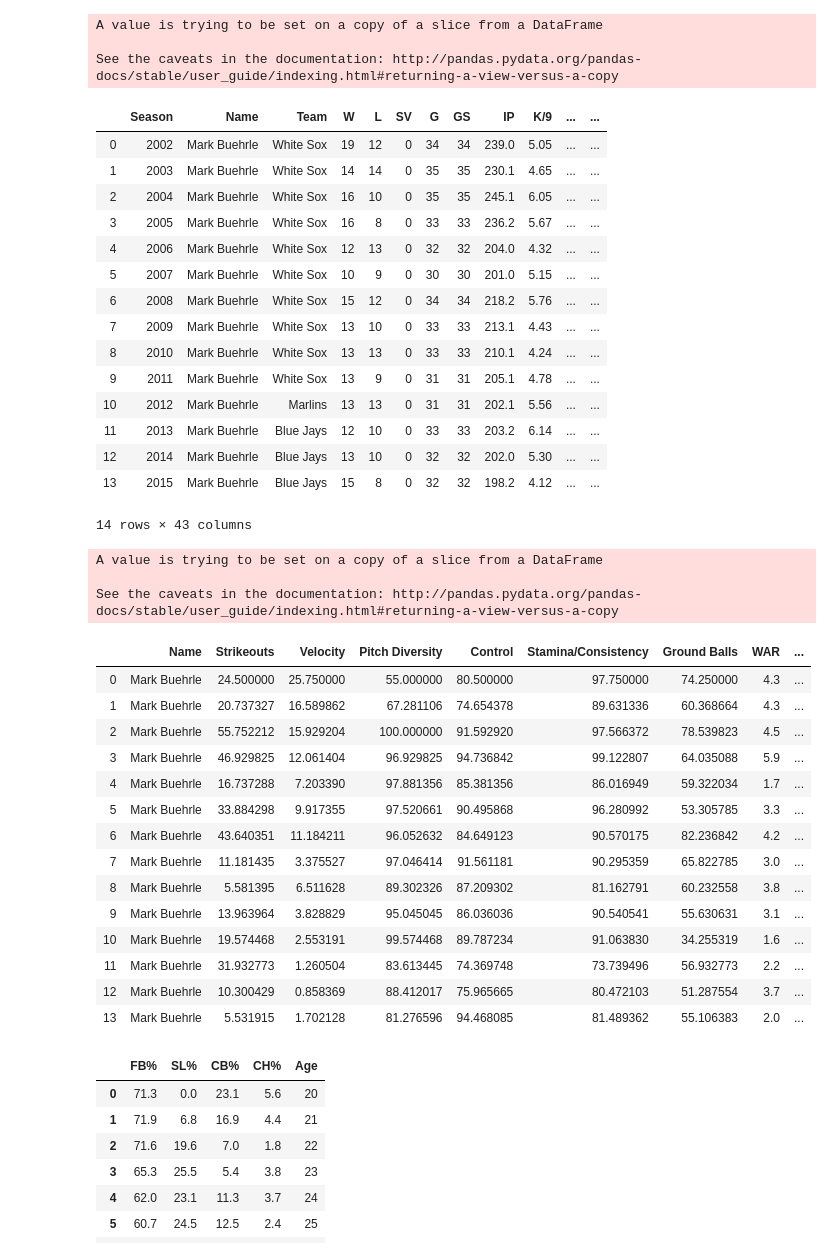
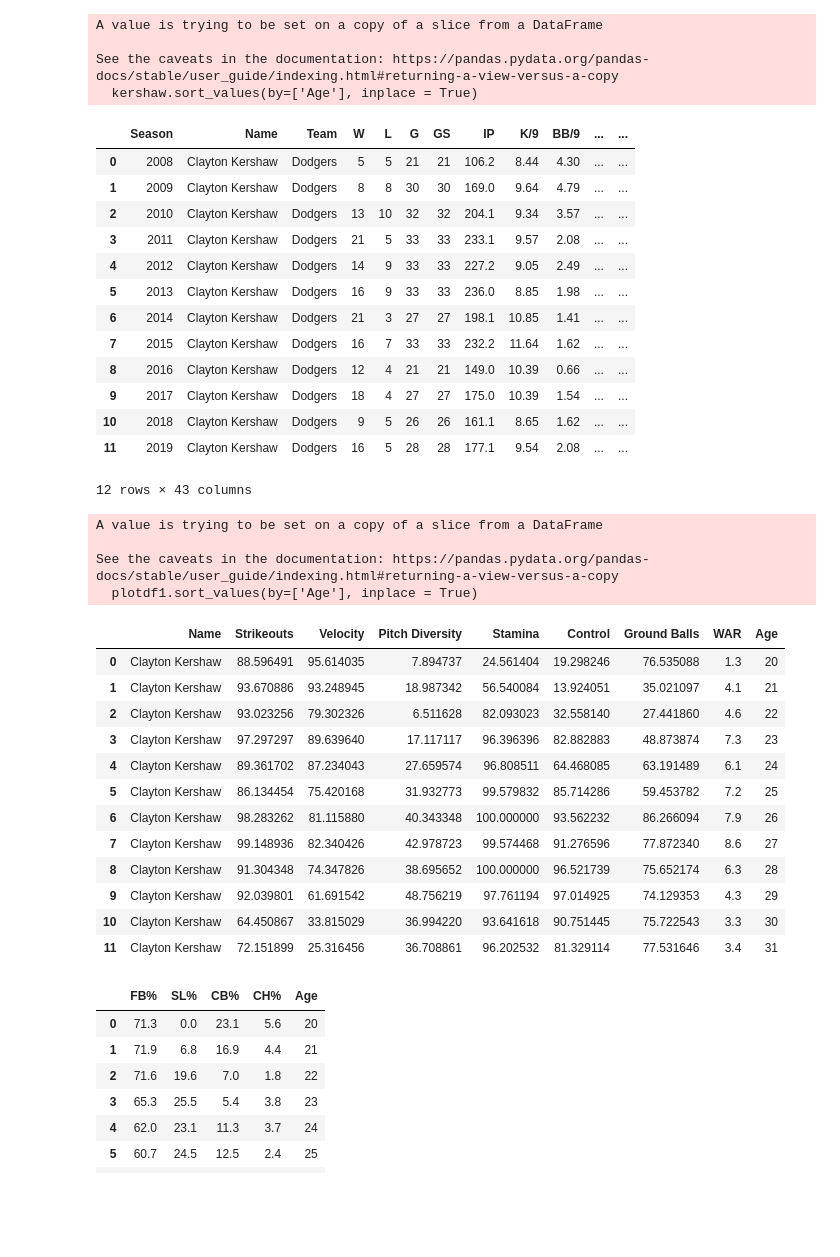
Before and after one commit to BoyangQiu/enigma, a Jupyter notebook: Animation Test.ipynb, the cells around one changed output. Cells and saved outputs as stored; diff of their text form; code cells hidden in the pictures; blank space fills up the shorter version.

```diff
--- a/Animation Test.ipynb
+++ b/Animation Test.ipynb
@@ -17,54 +14,52 @@ import matplotlib.animation as animation
 # %%
 df = pd.read_csv('Master_df.csv',index_col = 0)
 # %%
-kershaw = df[df['Name'] == 'Mark Buehrle']
+kershaw = df[df['Name'] == 'Clayton Kershaw']
 kershaw.sort_values(by=['Age'], inplace = True)
 kershaw.reset_index(drop = True, inplace = True)
 kershaw
 # %% [output]
 A value is trying to be set on a copy of a slice from a DataFrame
 
-See the caveats in the documentation: http://pandas.pydata.org/pandas-docs/stable/user_guide/indexing.html#returning-a-view-versus-a-copy
+See the caveats in the documentation: https://pandas.pydata.org/pandas-docs/stable/user_guide/indexing.html#returning-a-view-versus-a-copy
+  kershaw.sort_values(by=['Age'], inplace = True)
-|  | Season | Name | Team | W | L | SV | G | GS | IP | K/9 | ... | ... |
-| 0 | 2002 | Mark Buehrle | White Sox | 19 | 12 | 0 | 34 | 34 | 239.0 | 5.05 | ... | ... |
-| 1 | 2003 | Mark Buehrle | White Sox | 14 | 14 | 0 | 35 | 35 | 230.1 | 4.65 | ... | ... |
-| 2 | 2004 | Mark Buehrle | White Sox | 16 | 10 | 0 | 35 | 35 | 245.1 | 6.05 | ... | ... |
-| 3 | 2005 | Mark Buehrle | White Sox | 16 | 8 | 0 | 33 | 33 | 236.2 | 5.67 | ... | ... |
-| 4 | 2006 | Mark Buehrle | White Sox | 12 | 13 | 0 | 32 | 32 | 204.0 | 4.32 | ... | ... |
-| 5 | 2007 | Mark Buehrle | White Sox | 10 | 9 | 0 | 30 | 30 | 201.0 | 5.15 | ... | ... |
-| 6 | 2008 | Mark Buehrle | White Sox | 15 | 12 | 0 | 34 | 34 | 218.2 | 5.76 | ... | ... |
-| 7 | 2009 | Mark Buehrle | White Sox | 13 | 10 | 0 | 33 | 33 | 213.1 | 4.43 | ... | ... |
-| 8 | 2010 | Mark Buehrle | White Sox | 13 | 13 | 0 | 33 | 33 | 210.1 | 4.24 | ... | ... |
-| 9 | 2011 | Mark Buehrle | White Sox | 13 | 9 | 0 | 31 | 31 | 205.1 | 4.78 | ... | ... |
-| 10 | 2012 | Mark Buehrle | Marlins | 13 | 13 | 0 | 31 | 31 | 202.1 | 5.56 | ... | ... |
-| 11 | 2013 | Mark Buehrle | Blue Jays | 12 | 10 | 0 | 33 | 33 | 203.2 | 6.14 | ... | ... |
-| 12 | 2014 | Mark Buehrle | Blue Jays | 13 | 10 | 0 | 32 | 32 | 202.0 | 5.30 | ... | ... |
-| 13 | 2015 | Mark Buehrle | Blue Jays | 15 | 8 | 0 | 32 | 32 | 198.2 | 4.12 | ... | ... |
+|  | Season | Name | Team | W | L | G | GS | IP | K/9 | BB/9 | ... | ... |
+| 0 | 2008 | Clayton Kershaw | Dodgers | 5 | 5 | 21 | 21 | 106.2 | 8.44 | 4.30 | ... | ... |
+| 1 | 2009 | Clayton Kershaw | Dodgers | 8 | 8 | 30 | 30 | 169.0 | 9.64 | 4.79 | ... | ... |
+| 2 | 2010 | Clayton Kershaw | Dodgers | 13 | 10 | 32 | 32 | 204.1 | 9.34 | 3.57 | ... | ... |
+| 3 | 2011 | Clayton Kershaw | Dodgers | 21 | 5 | 33 | 33 | 233.1 | 9.57 | 2.08 | ... | ... |
+| 4 | 2012 | Clayton Kershaw | Dodgers | 14 | 9 | 33 | 33 | 227.2 | 9.05 | 2.49 | ... | ... |
+| 5 | 2013 | Clayton Kershaw | Dodgers | 16 | 9 | 33 | 33 | 236.0 | 8.85 | 1.98 | ... | ... |
+| 6 | 2014 | Clayton Kershaw | Dodgers | 21 | 3 | 27 | 27 | 198.1 | 10.85 | 1.41 | ... | ... |
+| 7 | 2015 | Clayton Kershaw | Dodgers | 16 | 7 | 33 | 33 | 232.2 | 11.64 | 1.62 | ... | ... |
+| 8 | 2016 | Clayton Kershaw | Dodgers | 12 | 4 | 21 | 21 | 149.0 | 10.39 | 0.66 | ... | ... |
+| 9 | 2017 | Clayton Kershaw | Dodgers | 18 | 4 | 27 | 27 | 175.0 | 10.39 | 1.54 | ... | ... |
+| 10 | 2018 | Clayton Kershaw | Dodgers | 9 | 5 | 26 | 26 | 161.1 | 8.65 | 1.62 | ... | ... |
+| 11 | 2019 | Clayton Kershaw | Dodgers | 16 | 5 | 28 | 28 | 177.1 | 9.54 | 2.08 | ... | ... |
-14 rows × 43 columns
+12 rows × 43 columns
 # %%
-plotdf1 = kershaw[['Name', 'Strikeouts','Velocity','Pitch Diversity', 'Control', 'Stamina/Consistency','Ground Balls',  'WAR', 'Age']]
+plotdf1 = kershaw[['Name', 'Strikeouts','Velocity','Pitch Diversity', 'Stamina', 'Control', 'Ground Balls',  'WAR', 'Age']]
 plotdf1.sort_values(by=['Age'], inplace = True)
 plotdf1.reset_index(drop=True, inplace=True)
 plotdf1
 # %% [output]
 A value is trying to be set on a copy of a slice from a DataFrame
 
-See the caveats in the documentation: http://pandas.pydata.org/pandas-docs/stable/user_guide/indexing.html#returning-a-view-versus-a-copy
+See the caveats in the documentation: https://pandas.pydata.org/pandas-docs/stable/user_guide/indexing.html#returning-a-view-versus-a-copy
+  plotdf1.sort_values(by=['Age'], inplace = True)
-|  | Name | Strikeouts | Velocity | Pitch Diversity | Control | Stamina/Consistency | Ground Balls | WAR | ... |
-| 0 | Mark Buehrle | 24.500000 | 25.750000 | 55.000000 | 80.500000 | 97.750000 | 74.250000 | 4.3 | ... |
-| 1 | Mark Buehrle | 20.737327 | 16.589862 | 67.281106 | 74.654378 | 89.631336 | 60.368664 | 4.3 | ... |
-| 2 | Mark Buehrle | 55.752212 | 15.929204 | 100.000000 | 91.592920 | 97.566372 | 78.539823 | 4.5 | ... |
-| 3 | Mark Buehrle | 46.929825 | 12.061404 | 96.929825 | 94.736842 | 99.122807 | 64.035088 | 5.9 | ... |
-| 4 | Mark Buehrle | 16.737288 | 7.203390 | 97.881356 | 85.381356 | 86.016949 | 59.322034 | 1.7 | ... |
-| 5 | Mark Buehrle | 33.884298 | 9.917355 | 97.520661 | 90.495868 | 96.280992 | 53.305785 | 3.3 | ... |
-| 6 | Mark Buehrle | 43.640351 | 11.184211 | 96.052632 | 84.649123 | 90.570175 | 82.236842 | 4.2 | ... |
-| 7 | Mark Buehrle | 11.181435 | 3.375527 | 97.046414 | 91.561181 | 90.295359 | 65.822785 | 3.0 | ... |
-| 8 | Mark Buehrle | 5.581395 | 6.511628 | 89.302326 | 87.209302 | 81.162791 | 60.232558 | 3.8 | ... |
-| 9 | Mark Buehrle | 13.963964 | 3.828829 | 95.045045 | 86.036036 | 90.540541 | 55.630631 | 3.1 | ... |
-| 10 | Mark Buehrle | 19.574468 | 2.553191 | 99.574468 | 89.787234 | 91.063830 | 34.255319 | 1.6 | ... |
-| 11 | Mark Buehrle | 31.932773 | 1.260504 | 83.613445 | 74.369748 | 73.739496 | 56.932773 | 2.2 | ... |
-| 12 | Mark Buehrle | 10.300429 | 0.858369 | 88.412017 | 75.965665 | 80.472103 | 51.287554 | 3.7 | ... |
-| 13 | Mark Buehrle | 5.531915 | 1.702128 | 81.276596 | 94.468085 | 81.489362 | 55.106383 | 2.0 | ... |
+|  | Name | Strikeouts | Velocity | Pitch Diversity | Stamina | Control | Ground Balls | WAR | Age |
+| 0 | Clayton Kershaw | 88.596491 | 95.614035 | 7.894737 | 24.561404 | 19.298246 | 76.535088 | 1.3 | 20 |
+| 1 | Clayton Kershaw | 93.670886 | 93.248945 | 18.987342 | 56.540084 | 13.924051 | 35.021097 | 4.1 | 21 |
+| 2 | Clayton Kershaw | 93.023256 | 79.302326 | 6.511628 | 82.093023 | 32.558140 | 27.441860 | 4.6 | 22 |
+| 3 | Clayton Kershaw | 97.297297 | 89.639640 | 17.117117 | 96.396396 | 82.882883 | 48.873874 | 7.3 | 23 |
+| 4 | Clayton Kershaw | 89.361702 | 87.234043 | 27.659574 | 96.808511 | 64.468085 | 63.191489 | 6.1 | 24 |
+| 5 | Clayton Kershaw | 86.134454 | 75.420168 | 31.932773 | 99.579832 | 85.714286 | 59.453782 | 7.2 | 25 |
+| 6 | Clayton Kershaw | 98.283262 | 81.115880 | 40.343348 | 100.000000 | 93.562232 | 86.266094 | 7.9 | 26 |
+| 7 | Clayton Kershaw | 99.148936 | 82.340426 | 42.978723 | 99.574468 | 91.276596 | 77.872340 | 8.6 | 27 |
+| 8 | Clayton Kershaw | 91.304348 | 74.347826 | 38.695652 | 100.000000 | 96.521739 | 75.652174 | 6.3 | 28 |
+| 9 | Clayton Kershaw | 92.039801 | 61.691542 | 48.756219 | 97.761194 | 97.014925 | 74.129353 | 4.3 | 29 |
+| 10 | Clayton Kershaw | 64.450867 | 33.815029 | 36.994220 | 93.641618 | 90.751445 | 75.722543 | 3.3 | 30 |
+| 11 | Clayton Kershaw | 72.151899 | 25.316456 | 36.708861 | 96.202532 | 81.329114 | 77.531646 | 3.4 | 31 |
 # %%
 # verlander = combined[combined['Name'] == 'Justin Verlander']
 # verlander.sort_values(by=['Age'], inplace = True)
```
Also changed, not shown: parts of 11 cells of this notebook, 31 other files.
